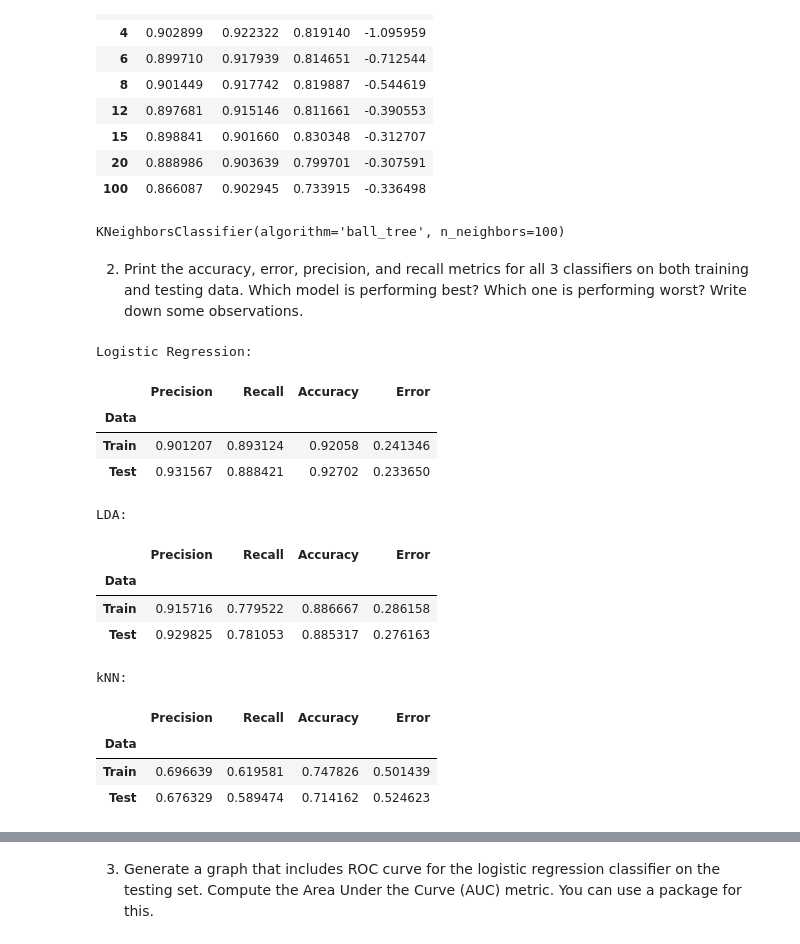
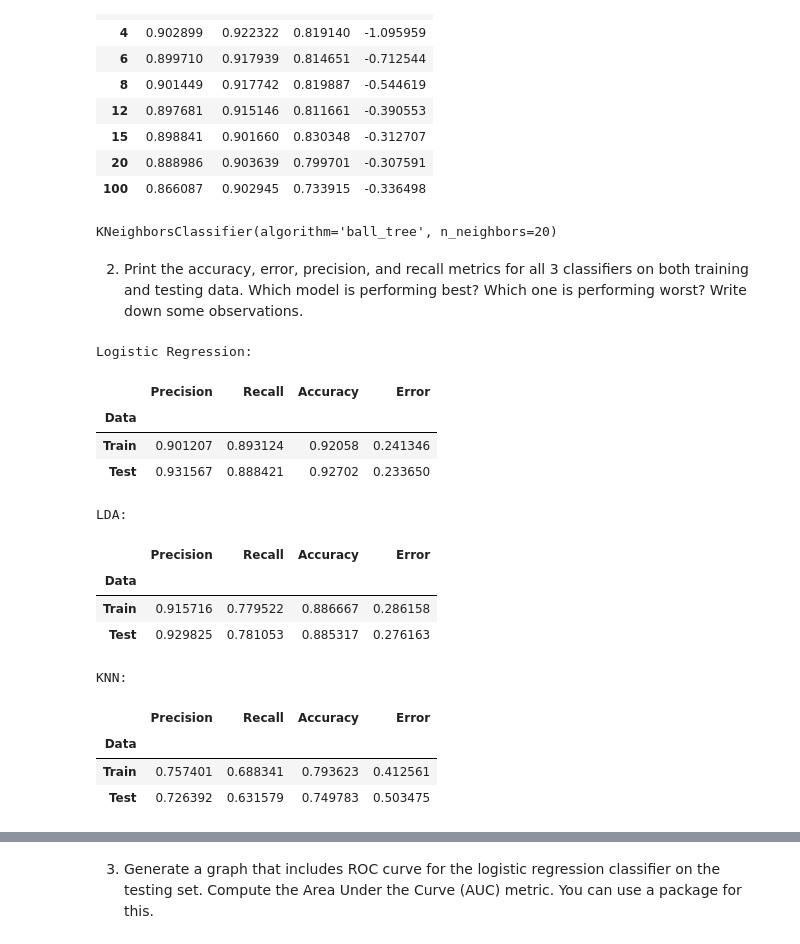
Before and after one commit to pponn/DS4400, a Jupyter notebook: HW3/problem3.ipynb, the cells around one changed output, grey strips where cells are left out. Cells and saved outputs as stored; diff of their text form; code cells hidden in the pictures.

```diff
--- a/HW3/problem3.ipynb
+++ b/HW3/problem3.ipynb
@@ -107,17 +107,17 @@ display(metrics)
 | 100 | 0.866087 | 0.902945 | 0.733915 | -0.336498 |
 # %%
 # select value of k that minimizes the cross-validation error:
-# according to my table above, the value is k=100
+# according to my table above, the value is k=20
 
-knn = KNeighborsClassifier(n_neighbors=100, algorithm='ball_tree')
+knn = KNeighborsClassifier(n_neighbors=20, algorithm='ball_tree')
 knn.fit(X_train, y_train)
 # %% [output]
-KNeighborsClassifier(algorithm='ball_tree', n_neighbors=100)
+KNeighborsClassifier(algorithm='ball_tree', n_neighbors=20)
 # %% [markdown]
 2. Print the accuracy, error, precision, and recall metrics for all 3 classifiers on both training and testing data. Which model is performing best? Which one is performing worst? Write down some observations.
 # %%
 models = [lg, lda, knn]
-model_names = ['Logistic Regression:', 'LDA:', 'kNN:']
+model_names = ['Logistic Regression:', 'LDA:', 'KNN:']
 
 def stats_table(model):
     rows = [{
@@ -126,33 +126,33 @@ def stats_table(model):
         "Recall": recall_score(y_train, model.predict(X_train)),
         "Accuracy": accuracy_score(y_train, model.predict(X_train)),
         "Error": log_loss(y_train, model.predict_proba(X_train))
     },
     {
         "Data": "Test",
         "Precision": precision_score(y_test, model.predict(X_test)),
         "Recall": recall_score(y_test, model.predict(X_test)),
         "Accuracy": accuracy_score(y_test, model.predict(X_test)),
         "Error": log_loss(y_test, model.predict_proba(X_test))
     }]
 
     return pd.DataFrame(rows).set_index("Data")
 
 for name, model in zip(model_names, models):
     print(name)
     display(stats_table(model))
 # %% [output]
 Logistic Regression:
 |  | Precision | Recall | Accuracy | Error |
 | Data |  |  |  |  |
 | Train | 0.901207 | 0.893124 | 0.92058 | 0.241346 |
 | Test | 0.931567 | 0.888421 | 0.92702 | 0.233650 |
 LDA:
 |  | Precision | Recall | Accuracy | Error |
 | Data |  |  |  |  |
 | Train | 0.915716 | 0.779522 | 0.886667 | 0.286158 |
 | Test | 0.929825 | 0.781053 | 0.885317 | 0.276163 |
-kNN:
+KNN:
 |  | Precision | Recall | Accuracy | Error |
 | Data |  |  |  |  |
-| Train | 0.696639 | 0.619581 | 0.747826 | 0.501439 |
-| Test | 0.676329 | 0.589474 | 0.714162 | 0.524623 |
+| Train | 0.757401 | 0.688341 | 0.793623 | 0.412561 |
+| Test | 0.726392 | 0.631579 | 0.749783 | 0.503475 |
```
Also changed, not shown: parts of 1 cell of this notebook.
